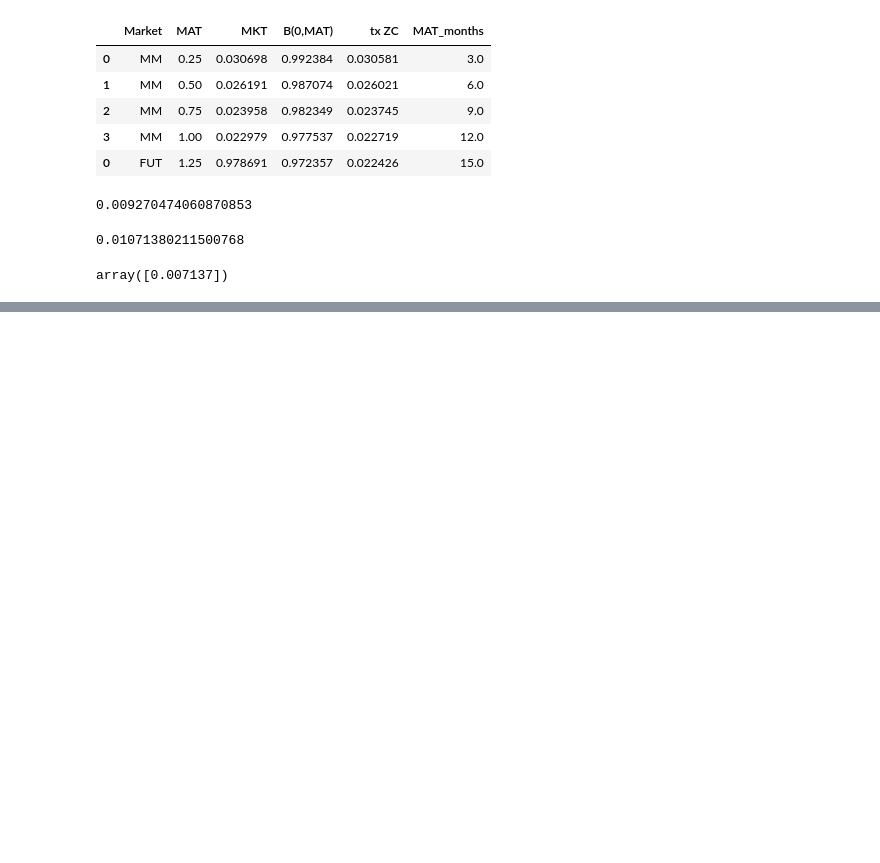
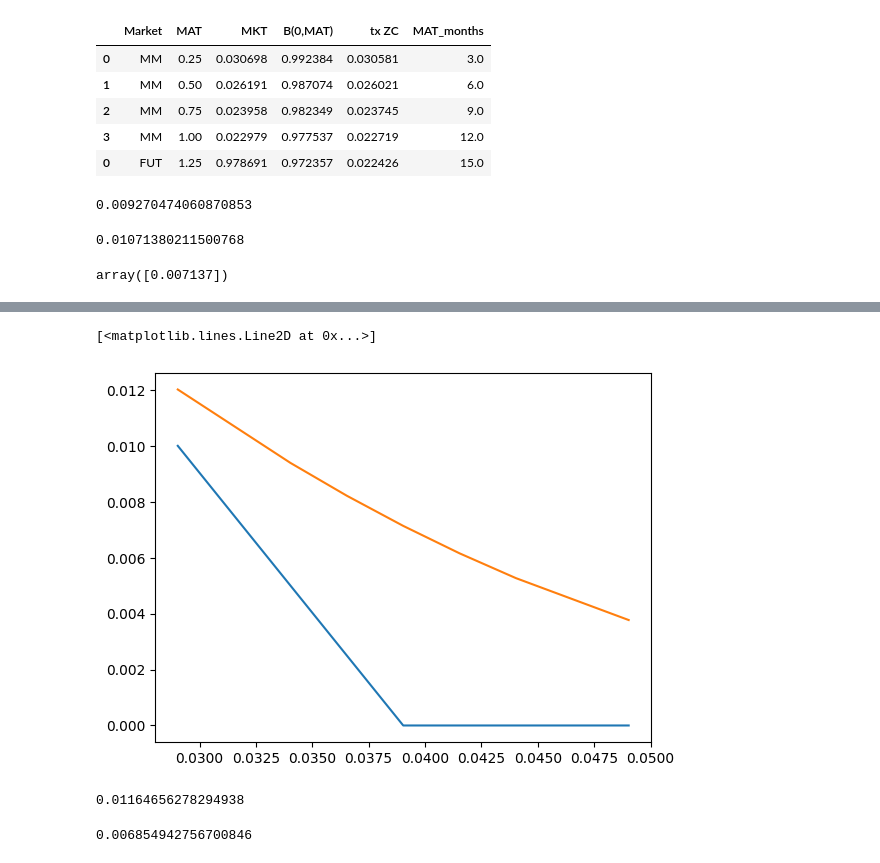
Before and after one commit to usenameFD/Asset-management, a Jupyter notebook: Yield Curve/yield.ipynb, the cells around one changed output, grey strips where cells are left out. Cells and saved outputs as stored; diff of their text form; code cells hidden in the pictures; blank space fills up the shorter version.

```diff
--- a/Yield Curve/yield.ipynb
+++ b/Yield Curve/yield.ipynb
@@ -314,0 +306,4 @@ plt.plot(strikes, vol_mkt)
+# %%
+#3.7.
+#1. Payoff et courbe
+payoff = np.maximum(L_i - strikes,0) for strike in strikes])
@@ -314,0 +314,5 @@ plt.plot(strikes, vol_mkt)
+# %%
+plt.plot(strikes,payoff)
+# %% [output]
+[<matplotlib.lines.Line2D at 0x...>]
+[figure, added]
@@ -314,0 +353,16 @@ plt.plot(strikes, vol_mkt)
+# %%
+barrier = 10_000 #L_0 + 100/ 10_000
+K = L_0 - 100/ 10_000
+
+L = option_vanille(T = 5, delta = 1, K  = K, sig = vol_inst, lambd = lambd, barrier = barrier , t=5)
+print(L)
+# %% [output]
+0.01164656278294938
+# %%
+barrier = 10000
+K = L_0
+
+L = option_vanille(T = 5, delta = 1, K  = K, sig = vol_inst, lambd = lambd, barrier = barrier , t=5)
+print(L)
+# %% [output]
+0.006854942756700846
```
Also changed, not shown: parts of 13 cells of this notebook.
